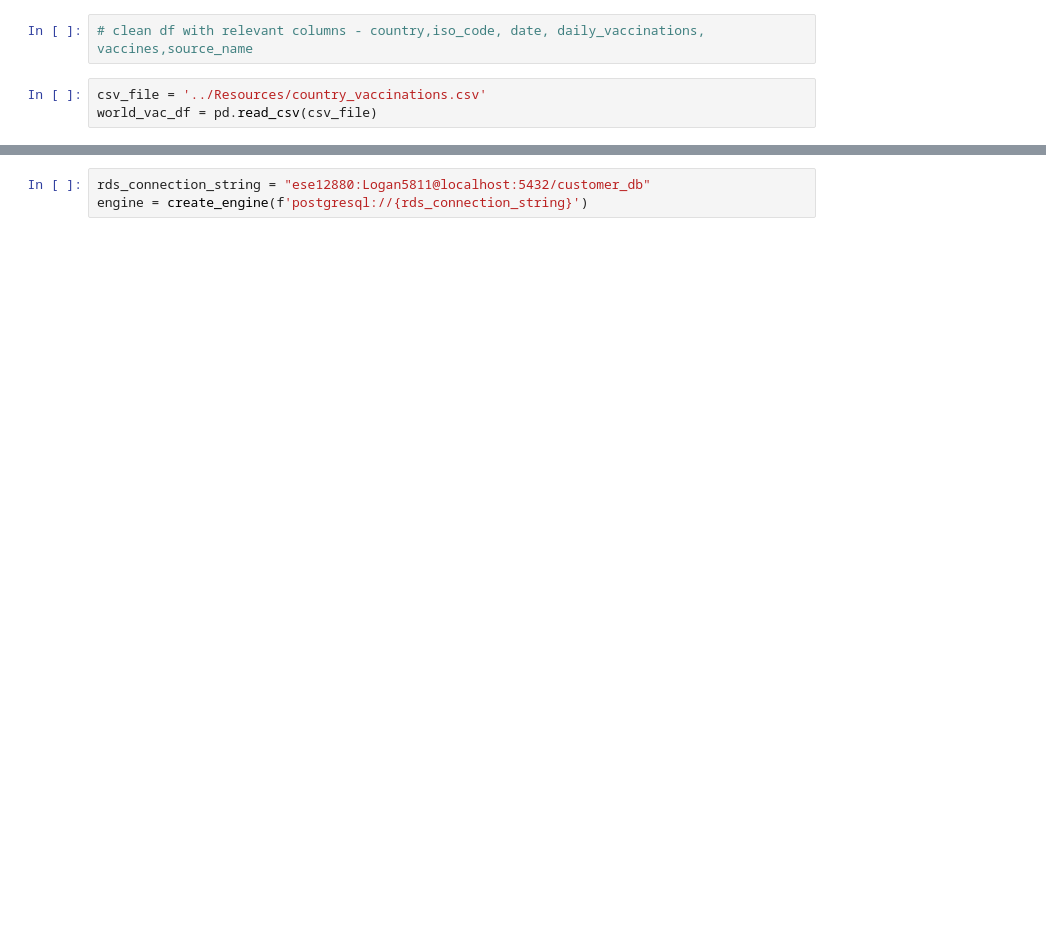
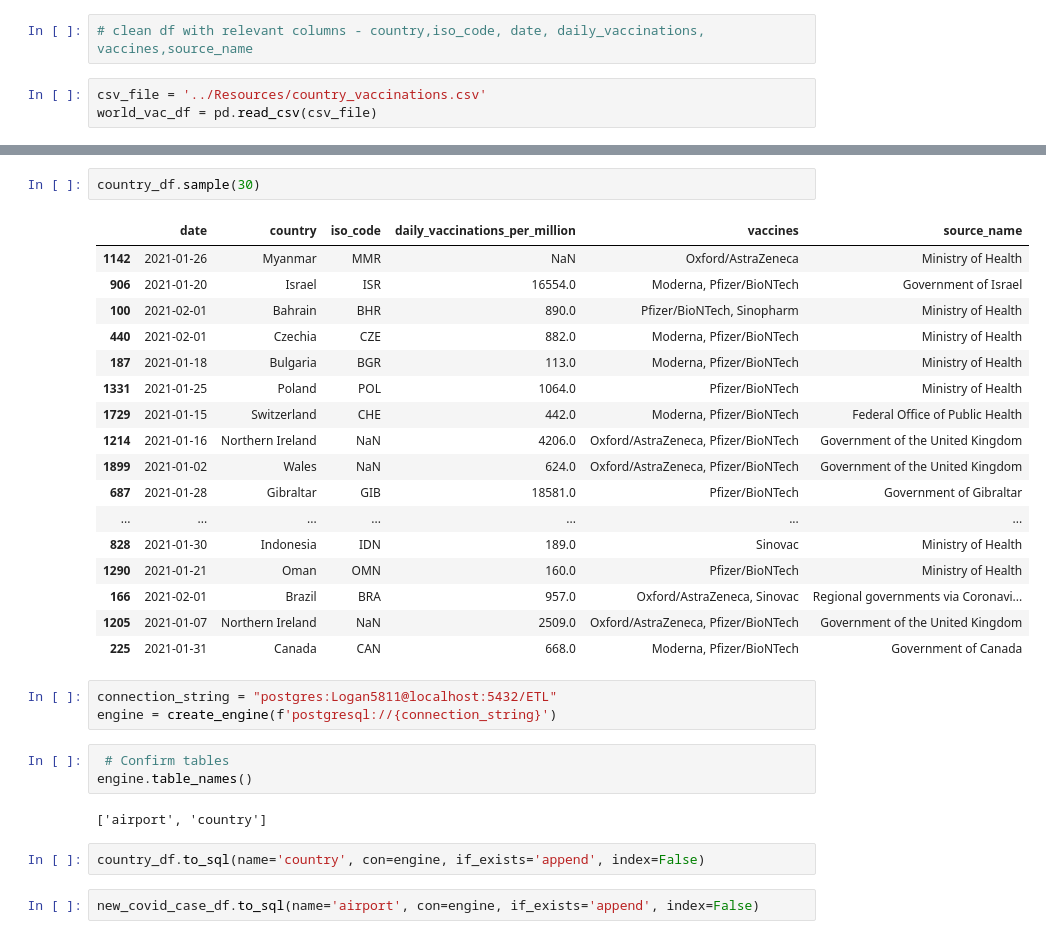
Before and after one commit to Irene-zou/ETF_Project, a Jupyter notebook: ETF/Untitled.ipynb, the cells around one changed output, grey strips where cells are left out. Cells and saved outputs as stored; diff of their text form; blank space fills up the shorter version.

```diff
--- a/ETF/Untitled.ipynb
+++ b/ETF/Untitled.ipynb
@@ -110,3 +112,32 @@ d.strftime('%m-%d-%Y')
+# %%
+country_df.sample(30)
+# %% [output]
+|  | date | country | iso_code | daily_vaccinations_per_million | vaccines | source_name |
+| 1142 | 2021-01-26 | Myanmar | MMR | NaN | Oxford/AstraZeneca | Ministry of Health |
+| 906 | 2021-01-20 | Israel | ISR | 16554.0 | Moderna, Pfizer/BioNTech | Government of Israel |
+| 100 | 2021-02-01 | Bahrain | BHR | 890.0 | Pfizer/BioNTech, Sinopharm | Ministry of Health |
+| 440 | 2021-02-01 | Czechia | CZE | 882.0 | Moderna, Pfizer/BioNTech | Ministry of Health |
+| 187 | 2021-01-18 | Bulgaria | BGR | 113.0 | Moderna, Pfizer/BioNTech | Ministry of Health |
+| 1331 | 2021-01-25 | Poland | POL | 1064.0 | Pfizer/BioNTech | Ministry of Health |
+| 1729 | 2021-01-15 | Switzerland | CHE | 442.0 | Moderna, Pfizer/BioNTech | Federal Office of Public Health |
+| 1214 | 2021-01-16 | Northern Ireland | NaN | 4206.0 | Oxford/AstraZeneca, Pfizer/BioNTech | Government of the United Kingdom |
+| 1899 | 2021-01-02 | Wales | NaN | 624.0 | Oxford/AstraZeneca, Pfizer/BioNTech | Government of the United Kingdom |
+| 687 | 2021-01-28 | Gibraltar | GIB | 18581.0 | Pfizer/BioNTech | Government of Gibraltar |
+| ... | ... | ... | ... | ... | ... | ... |
+| 828 | 2021-01-30 | Indonesia | IDN | 189.0 | Sinovac | Ministry of Health |
+| 1290 | 2021-01-21 | Oman | OMN | 160.0 | Pfizer/BioNTech | Ministry of Health |
+| 166 | 2021-02-01 | Brazil | BRA | 957.0 | Oxford/AstraZeneca, Sinovac | Regional governments via Coronavi... |
+| 1205 | 2021-01-07 | Northern Ireland | NaN | 2509.0 | Oxford/AstraZeneca, Pfizer/BioNTech | Government of the United Kingdom |
+| 225 | 2021-01-31 | Canada | CAN | 668.0 | Moderna, Pfizer/BioNTech | Government of Canada |
 # %%
-rds_connection_string = "ese12880:Logan5811@localhost:5432/customer_db"
-engine = create_engine(f'postgresql://{rds_connection_string}')
+connection_string = "postgres:Logan5811@localhost:5432/ETL"
+engine = create_engine(f'postgresql://{connection_string}')
+# %%
+ # Confirm tables
+engine.table_names()
+# %% [output]
+['airport', 'country']
+# %%
+country_df.to_sql(name='country', con=engine, if_exists='append', index=False)
+# %%
+new_covid_case_df.to_sql(name='airport', con=engine, if_exists='append', index=False)
```
Also changed, not shown: parts of 10 cells of this notebook, 2 other files.
